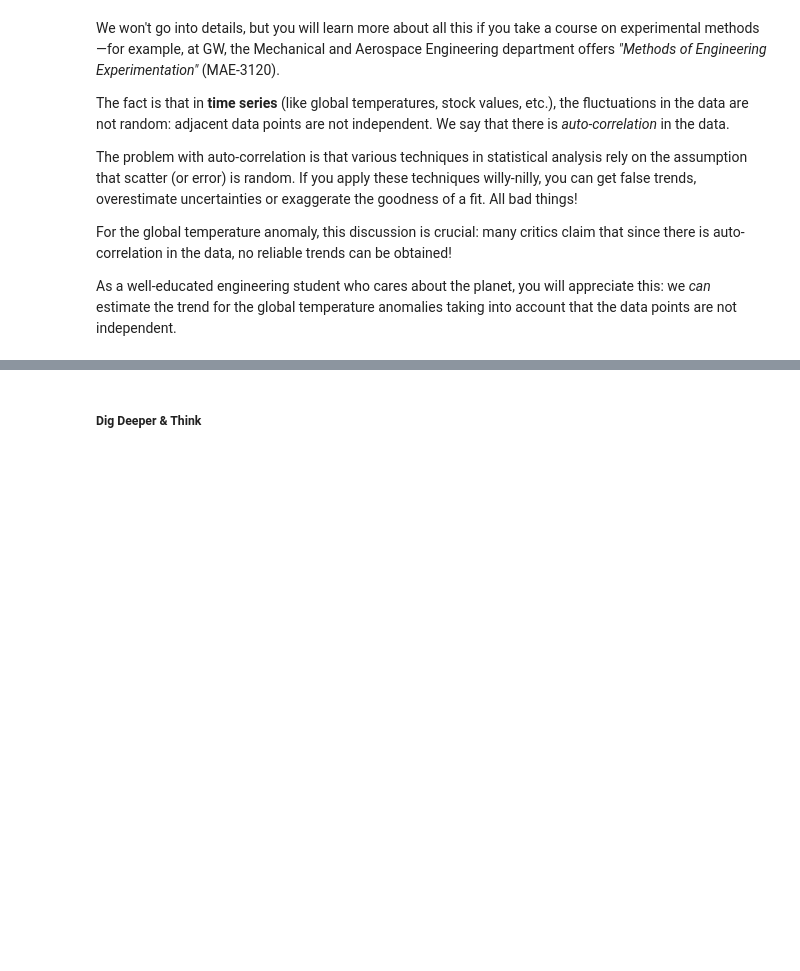
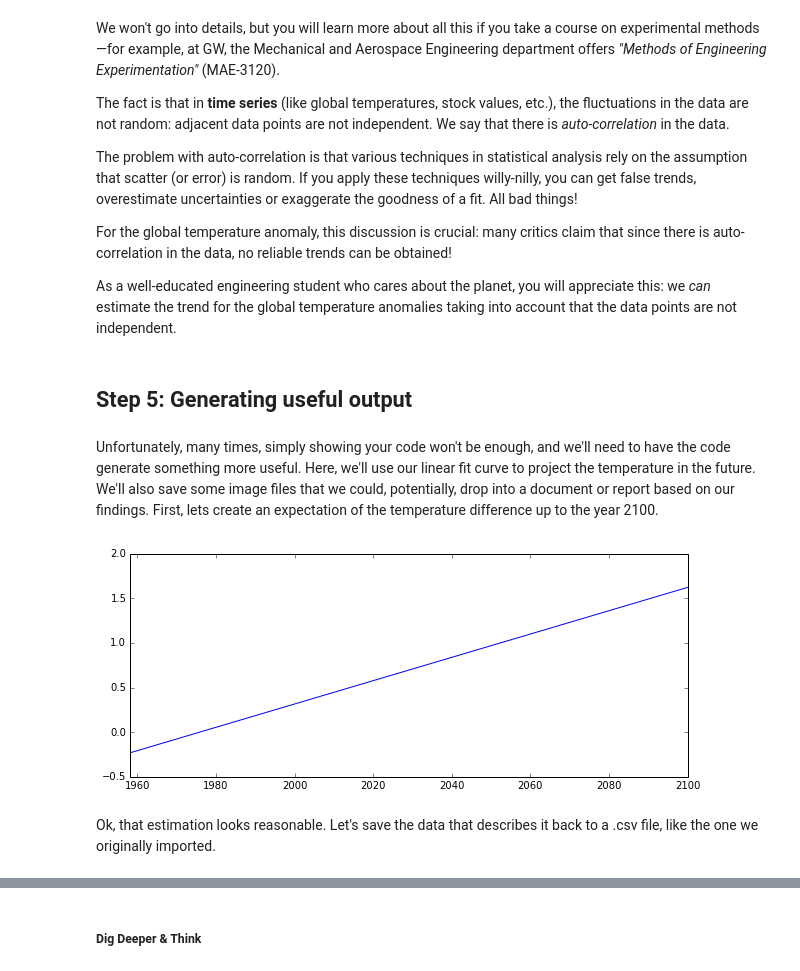
Before and after one commit to barbagroup/JITcode-MechE, a Jupyter notebook: lessons/01_Lesson01_ReadAndPlot.ipynb, the cells around one changed output, grey strips where cells are left out. Drawn from its saved outputs; the diff is of its cells as text; code cells hidden in the pictures; blank space fills up the shorter version.

Commit message:
Added file output to python notebook 1
Outputs a .csv file as well as a plot

```diff
--- a/lessons/01_Lesson01_ReadAndPlot.ipynb
+++ b/lessons/01_Lesson01_ReadAndPlot.ipynb
@@ -205,7 +205,7 @@ $$y = mx+b$$
 that fits our data. Thankfully, Python is here to help with the `polyfit()` function. The function takes three arguments: the two array variables $x$ and $y$, and the order of the polynomial for the fit (in this case, 1 for linear regressio).
 # %%
 year = T[:,0]   # it's time to use a more friendly name for column 1 of our data
-m,b = numpy.polyfit(year,T[:,1],1)
+p = numpy.polyfit(year,T[:,1],1)
 plt.figure(figsize=(10,4))
 plt.plot(T[:,0],T[:,1],'g',linewidth=1);
 plt.plot(year,p[0]*year+p[1],'k--',linewidth=2);
@@ -227,3 +227,22 @@ The problem with auto-correlation is that various techniques in statistical anal
 For the global temperature anomaly, this discussion is crucial: many critics claim that since there is auto-correlation in the data, no reliable trends can be obtained!
 
 As a well-educated engineering student who cares about the planet, you will appreciate this: we _can_ estimate the trend for the global temperature anomalies taking into account that the data points are not independent.
+# %% [markdown]
+## Step 5: Generating useful output
+# %% [markdown]
+Unfortunately, many times, simply showing your code won't be enough, and we'll need to have the code generate something more useful.  Here, we'll use our linear fit curve to project the temperature in the future.  We'll also save some image files that we could, potentially, drop into a document or report based on our findings.  First, lets create an expectation of the temperature difference up to the year 2100.
+# %%
+spacing = (2008+11/12-1958)/612.0 #we need to write 612.0 to get a non-integer answer, here
+length = (2100-1958)/spacing
+length = int(length)#we'll need an integer for the length of our array
+years = numpy.linspace(1958, 2100, num = length)
+temp = p[0]*years+p[1]#let's use our linear regression to estimate future temperature change
+plt.figure(figsize=(10,4))
+plt.plot(years,temp)
+plt.xlim(1958,2100)
+out=(years,temp) #create a tuple out of years and temperature we can output
+out = numpy.array(out).T #form an array and transpose it
+# %% [output]
+[figure, added]
+# %% [markdown]
+Ok, that estimation looks reasonable.  Let's save the data that describes it back to a .csv file, like the one we originally imported.
```
Also changed, not shown: parts of 3 cells of this notebook.
